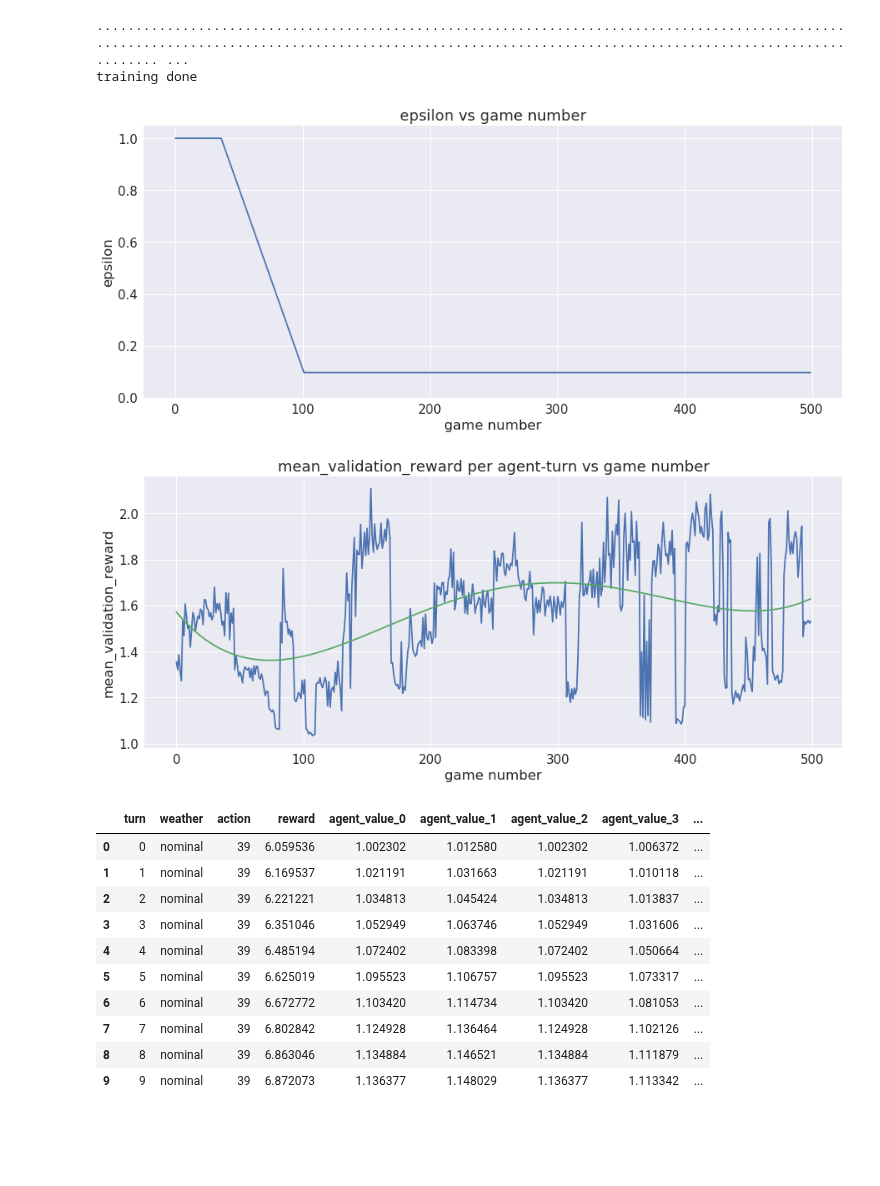
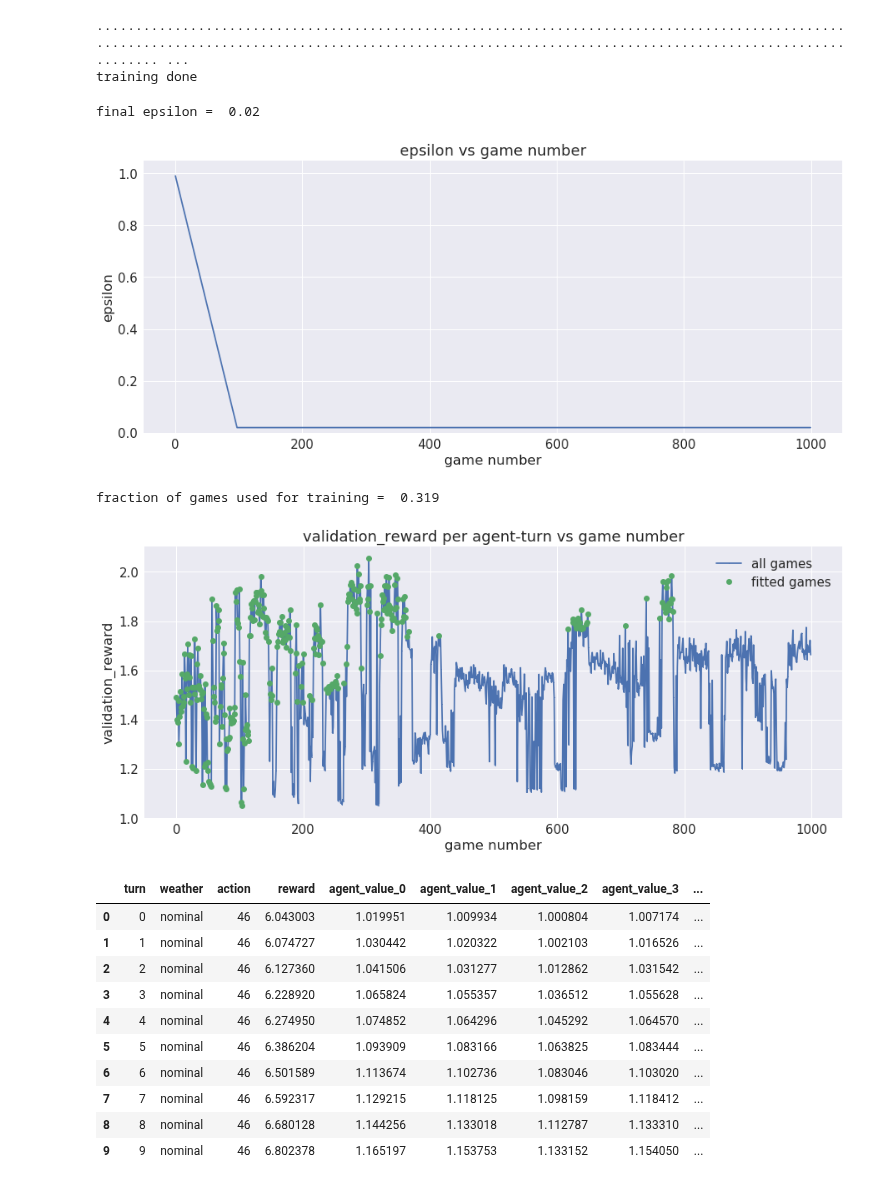
Before and after one commit to joehahn/multi-agent-explore, a Jupyter notebook: multi_agent.ipynb, the cells around one changed output. Cells and saved outputs as stored; diff of their text form; code cells hidden in the pictures; blank space fills up the shorter version.

```diff
--- a/multi_agent.ipynb
+++ b/multi_agent.ipynb
@@ -297,18 +291,14 @@ p = ax.legend()
 # %% [output]
 [figure]
 # %%
-#play 250 random games and store moves in good_memories queue
-N_games = 250
+#play 500 random games and store moves in memories heap with random priority
+N_games = 125
 strategy = 'random'
-memories_list = []
-N_memories = 0
+memories = []
+import heapq
 for N_game in range(N_games):
-    memories = play_game(environment, strategy)
-    memories_list += [memories]
-    N_memories += len(memories)
-good_memories = deque(maxlen=N_memories)
-for memories in memories_list:
-    for m in memories:
-        good_memories.append(m)
-print 'number of memories = ', len(good_memories)
+    game_memories = play_game(environment, strategy)
+    priority = random.uniform(0.0, 1.0)
+    heapq.heappush(memories, (priority, game_memories))
+print 'number of memories = ', len(memories)
 # %% [output]
@@ -318,7 +308,7 @@ number of memories =  15250
 state_vector = state2vector(state, environment)
 N_inputs = state_vector.shape[1]
 N_outputs = N_buckets
-N_neurons = 3*N_buckets
+N_neurons = 5*N_buckets
 model = mlp_model(N_inputs, N_neurons, N_outputs)
 print 'N_agents = ', N_agents
 print 'N_buckets = ', N_buckets
@@ -347,15 +337,15 @@ _________________________________________________________________
 None
 # %%
 #train model
-N_training_games = 500                      #number of games played during training
+N_training_games = 1000                      #number of games played during training
 N_validation_games = 5                      #number of smart games played after each training game
 gamma = 0.75                                #discount for future rewards
 batch_size = 5*max_turns                    #number of memories used during experience-replay
 debug = False                               #set True to see stats about each game's final turn
 print 'batch_size = ', batch_size
 print 'training model'
-trained_model, games, epsilons, mean_validation_reward = \
-    train(environment, model, N_training_games, N_validation_games, gamma, good_memories, batch_size, debug=debug)
+trained_model, games, epsilons, validation_reward, games_used = \
+    train(environment, model, N_training_games, N_validation_games, gamma, memories, batch_size, debug=debug)
 print '\ntraining done'
 # %% [output]
 batch_size =  300
@@ -373,23 +363,27 @@ p = ax.set_title('epsilon vs game number')
 p = ax.set_xlabel('game number')
 p = ax.set_ylabel('epsilon')
 p = ax.set_ylim(0.0, 1.05)
+print 'final epsilon = ', epsilons[-1]
 # %% [output]
+final epsilon =  0.02
-[figure, old version]
+[figure, new version]
 # %%
 #plot median_validation_rewards vs validation game_number
 fig, ax = plt.subplots(1,1, figsize=(15, 6))
 xp = games
-yp = mean_validation_reward/N_agents/max_turns
-p = ax.plot(xp, yp, marker='o', linestyle='-', markersize=1)
-p = ax.set_title('mean_validation_reward per agent-turn vs game number')
+yp = validation_reward/N_agents/max_turns
+p = ax.plot(xp, yp, marker='o', linestyle='-', markersize=1, label='all games')
+xp_used = xp[games_used]
+yp_used = yp[games_used]
+p = ax.plot(xp_used, yp_used, marker='o', linestyle='none', markersize=7, label='fitted games')
+p = ax.set_title('validation_reward per agent-turn vs game number')
 p = ax.set_xlabel('game number')
-p = ax.set_ylabel('mean_validation_reward')
-import numpy.polynomial.polynomial as poly
-coefs = poly.polyfit(xp, yp, 4)
-yp_fit = poly.polyval(xp, coefs)
-p = ax.plot(xp, yp_fit)
+p = ax.set_ylabel('validation_reward')
+p = ax.legend()
+print 'fraction of games used for training = ', len(games_used)*1.0/len(games)
 # %% [output]
+fraction of games used for training =  0.319
-[figure, old version]
+[figure, new version]
 # %%
 #play smart game using trained model to select best action
 strategy = 'smart'
@@ -398,16 +392,16 @@ reward_history = memories2timeseries(memories, environment)
 reward_history.head(10)
 # %% [output]
 |  | turn | weather | action | reward | agent_value_0 | agent_value_1 | agent_value_2 | agent_value_3 | ... |
-| 0 | 0 | nominal | 39 | 6.059536 | 1.002302 | 1.012580 | 1.002302 | 1.006372 | ... |
-| 1 | 1 | nominal | 39 | 6.169537 | 1.021191 | 1.031663 | 1.021191 | 1.010118 | ... |
-| 2 | 2 | nominal | 39 | 6.221221 | 1.034813 | 1.045424 | 1.034813 | 1.013837 | ... |
-| 3 | 3 | nominal | 39 | 6.351046 | 1.052949 | 1.063746 | 1.052949 | 1.031606 | ... |
-| 4 | 4 | nominal | 39 | 6.485194 | 1.072402 | 1.083398 | 1.072402 | 1.050664 | ... |
-| 5 | 5 | nominal | 39 | 6.625019 | 1.095523 | 1.106757 | 1.095523 | 1.073317 | ... |
-| 6 | 6 | nominal | 39 | 6.672772 | 1.103420 | 1.114734 | 1.103420 | 1.081053 | ... |
-| 7 | 7 | nominal | 39 | 6.802842 | 1.124928 | 1.136464 | 1.124928 | 1.102126 | ... |
-| 8 | 8 | nominal | 39 | 6.863046 | 1.134884 | 1.146521 | 1.134884 | 1.111879 | ... |
-| 9 | 9 | nominal | 39 | 6.872073 | 1.136377 | 1.148029 | 1.136377 | 1.113342 | ... |
+| 0 | 0 | nominal | 46 | 6.043003 | 1.019951 | 1.009934 | 1.000804 | 1.007174 | ... |
+| 1 | 1 | nominal | 46 | 6.074727 | 1.030442 | 1.020322 | 1.002103 | 1.016526 | ... |
+| 2 | 2 | nominal | 46 | 6.127360 | 1.041506 | 1.031277 | 1.012862 | 1.031542 | ... |
+| 3 | 3 | nominal | 46 | 6.228920 | 1.065824 | 1.055357 | 1.036512 | 1.055628 | ... |
+| 4 | 4 | nominal | 46 | 6.274950 | 1.074852 | 1.064296 | 1.045292 | 1.064570 | ... |
+| 5 | 5 | nominal | 46 | 6.386204 | 1.093909 | 1.083166 | 1.063825 | 1.083444 | ... |
+| 6 | 6 | nominal | 46 | 6.501589 | 1.113674 | 1.102736 | 1.083046 | 1.103020 | ... |
+| 7 | 7 | nominal | 46 | 6.592317 | 1.129215 | 1.118125 | 1.098159 | 1.118412 | ... |
+| 8 | 8 | nominal | 46 | 6.680128 | 1.144256 | 1.133018 | 1.112787 | 1.133310 | ... |
+| 9 | 9 | nominal | 46 | 6.802378 | 1.165197 | 1.153753 | 1.133152 | 1.154050 | ... |
 # %%
 #plot agents value versus turn
 df = reward_history
```
Also changed, not shown: parts of 17 cells of this notebook, 1 other file.
